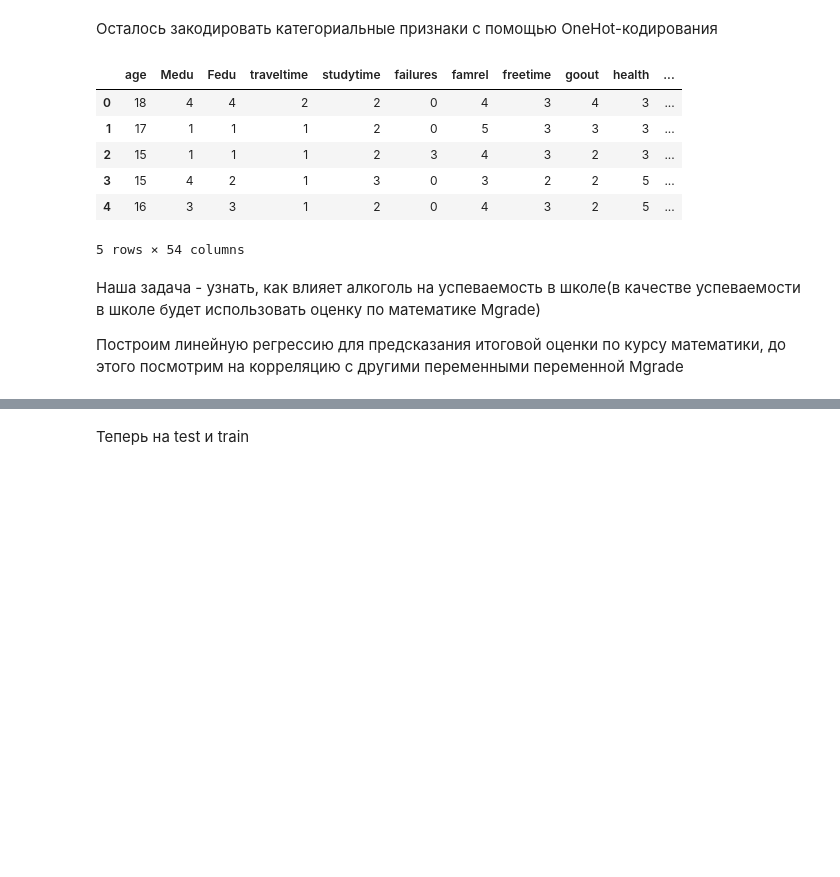
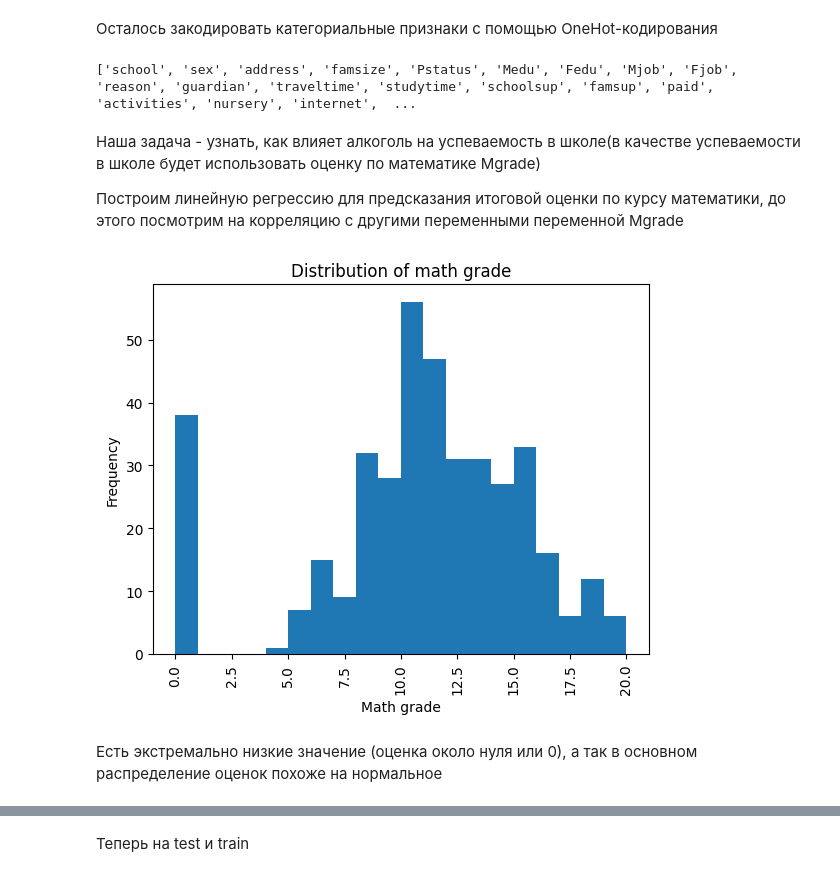
Before and after one commit to LilyKras/andan_alco_project, a Jupyter notebook: project.ipynb, the cells around one changed output, grey strips where cells are left out. Cells and saved outputs as stored; diff of their text form; code cells hidden in the pictures; blank space fills up the shorter version.

```diff
--- a/project.ipynb
+++ b/project.ipynb
@@ -245,18 +228,29 @@ plt.show()
 Еще очень сильно коррелируют Medu и Fedu (скорее всего потому что люди находят себе пару во время обучения, а значит если они поженились, то образование у них одинаковое)
 # %% [markdown]
 Осталось закодировать категориальные признаки с помощью OneHot-кодирования
+# %%
+var_real = ['absences', 'failures', 'age', 'Alc', 'Mgrade']
+var_cat = []
+for var in df_math.columns:
+    if var not in var_real:
+        var_cat.append(var)
+print(var_cat)
+# %% [output]
+['school', 'sex', 'address', 'famsize', 'Pstatus', 'Medu', 'Fedu', 'Mjob', 'Fjob', 'reason', 'guardian', 'traveltime', 'studytime', 'schoolsup', 'famsup', 'paid', 'activities', 'nursery', 'internet',  ...
 # %%
-df_math = pd.get_dummies(df_math)
-df_math.head()
+df_math = pd.get_dummies(df_math, columns = var_cat)
-# %% [output]
-|  | age | Medu | Fedu | traveltime | studytime | failures | famrel | freetime | goout | health | ... |
-| 0 | 18 | 4 | 4 | 2 | 2 | 0 | 4 | 3 | 4 | 3 | ... |
-| 1 | 17 | 1 | 1 | 1 | 2 | 0 | 5 | 3 | 3 | 3 | ... |
-| 2 | 15 | 1 | 1 | 1 | 2 | 3 | 4 | 3 | 2 | 3 | ... |
-| 3 | 15 | 4 | 2 | 1 | 3 | 0 | 3 | 2 | 2 | 5 | ... |
-| 4 | 16 | 3 | 3 | 1 | 2 | 0 | 4 | 3 | 2 | 5 | ... |
-5 rows × 54 columns
 # %% [markdown]
 Наша задача - узнать, как влияет алкоголь на успеваемость в школе(в качестве успеваемости в школе будет использовать оценку по математике Mgrade)
 
 Построим линейную регрессию для предсказания итоговой оценки по курсу математики, до этого посмотрим на корреляцию с другими переменными переменной Mgrade
+# %%
+plt.hist(df_math['Mgrade'], bins = 20)
+plt.title("Distribution of math grade")
+plt.xlabel('Math grade')
+plt.ylabel('Frequency')
+plt.xticks(rotation=90)
+plt.show()
+# %% [output]
+[figure, added]
+# %% [markdown]
+Есть экстремально низкие значение (оценка около нуля или 0), а так в основном распределение оценок похоже на нормальное
```
Also changed, not shown: parts of 58 cells of this notebook.
